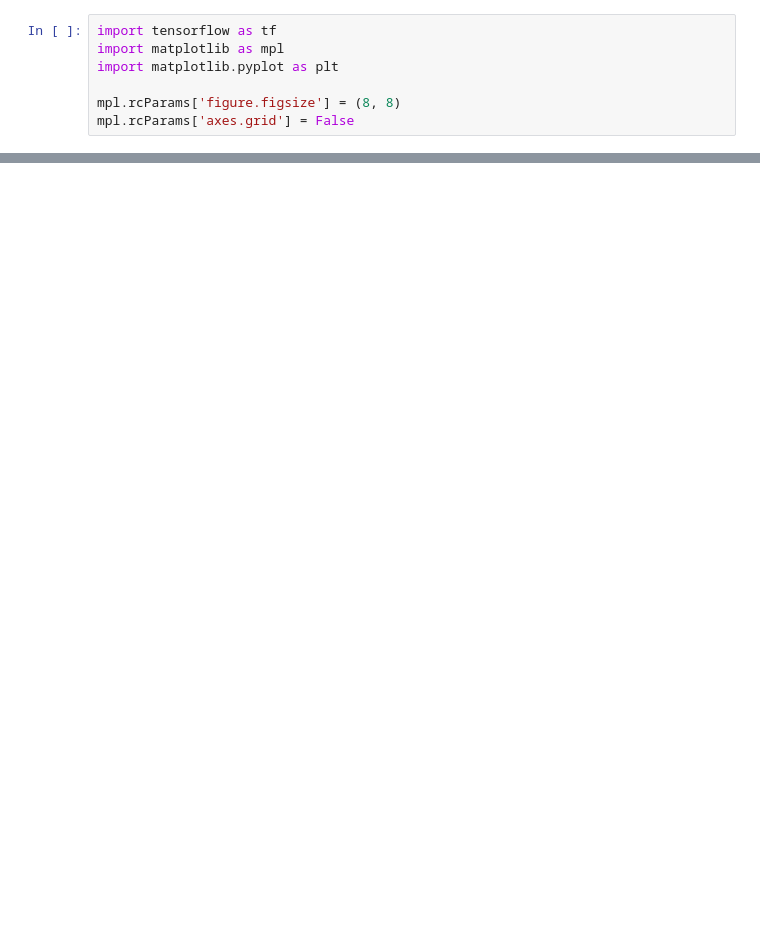
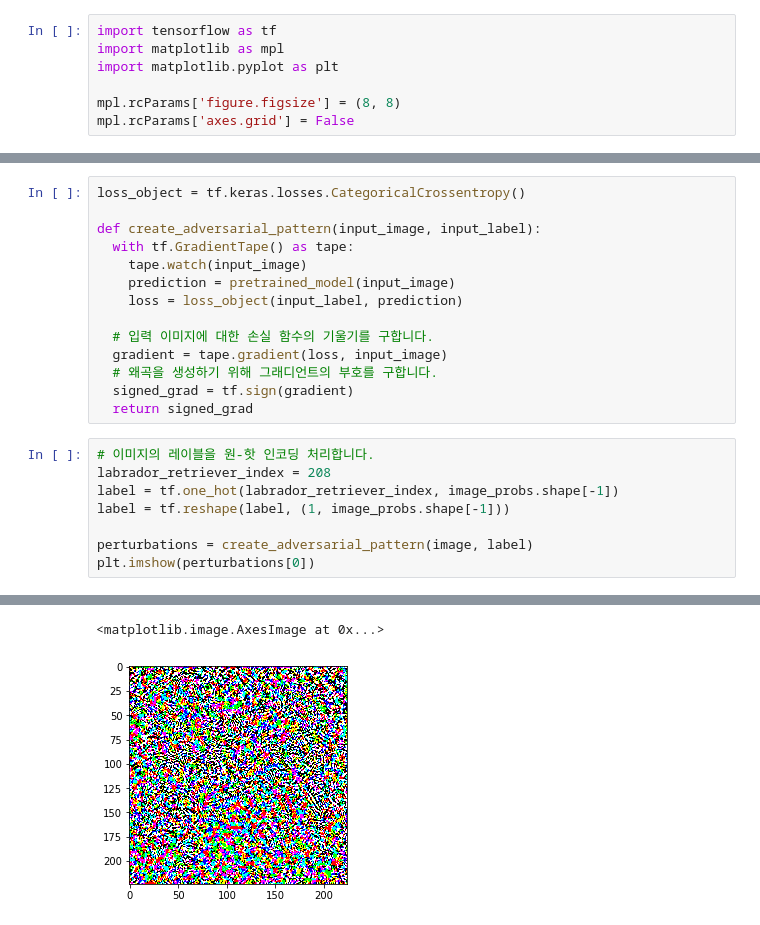
Before and after one commit to dhk1349/Data_Science_From_Scratch, a Jupyter notebook: Tensorflow/adversaial attack - fgsm.ipynb, the cells around one changed output, grey strips where cells are left out. Drawn from its saved outputs; the diff is of its cells as text; blank space fills up the shorter version.

```diff
--- a/Tensorflow/adversaial attack - fgsm.ipynb
+++ b/Tensorflow/adversaial attack - fgsm.ipynb
@@ -20,0 +47,23 @@ Downloading data from https://github.com/JonathanCMitchell/mobilenet_v2_keras/re
+# %%
+loss_object = tf.keras.losses.CategoricalCrossentropy()
+
+def create_adversarial_pattern(input_image, input_label):
+  with tf.GradientTape() as tape:
+    tape.watch(input_image)
+    prediction = pretrained_model(input_image)
+    loss = loss_object(input_label, prediction)
+
+  # 입력 이미지에 대한 손실 함수의 기울기를 구합니다.
+  gradient = tape.gradient(loss, input_image)
+  # 왜곡을 생성하기 위해 그래디언트의 부호를 구합니다.
+  signed_grad = tf.sign(gradient)
+  return signed_grad
+# %%
+# 이미지의 레이블을 원-핫 인코딩 처리합니다.
+labrador_retriever_index = 208
+label = tf.one_hot(labrador_retriever_index, image_probs.shape[-1])
+label = tf.reshape(label, (1, image_probs.shape[-1]))
+
+perturbations = create_adversarial_pattern(image, label)
+plt.imshow(perturbations[0])
+# %% [output]
@@ -20,0 +75,2 @@ Downloading data from https://github.com/JonathanCMitchell/mobilenet_v2_keras/re
+<matplotlib.image.AxesImage at 0x...>
+[figure, added]
```
Also changed, not shown: parts of 7 cells of this notebook, 5 other files.
